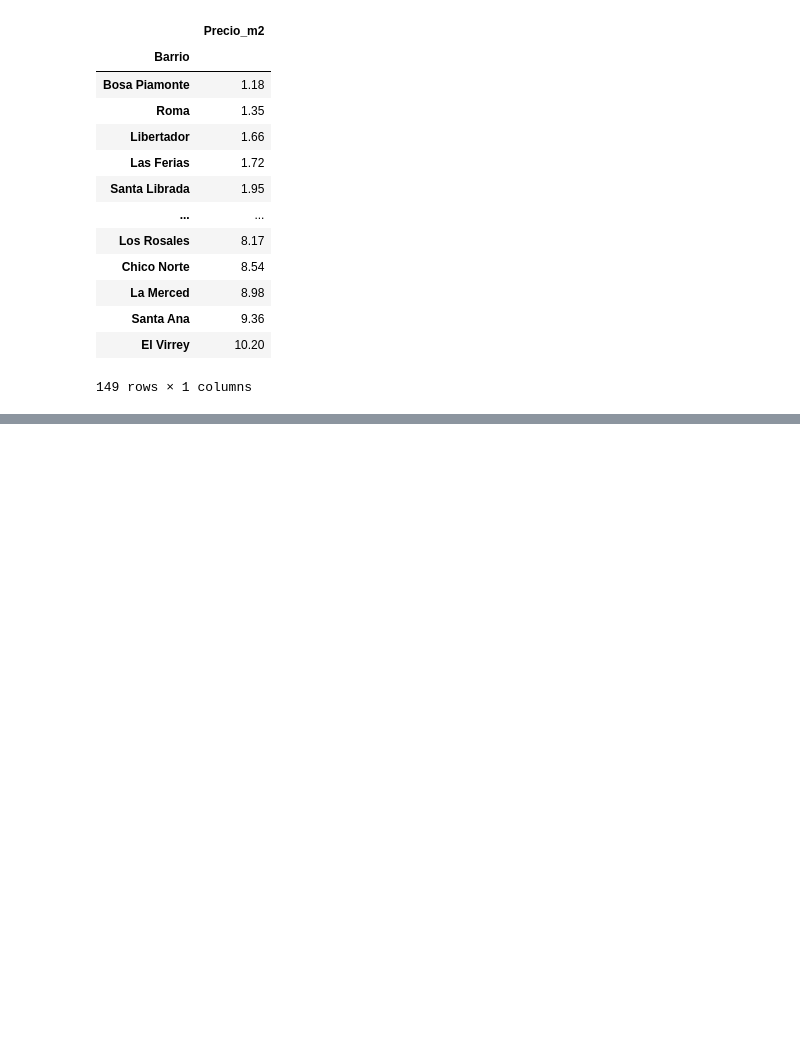
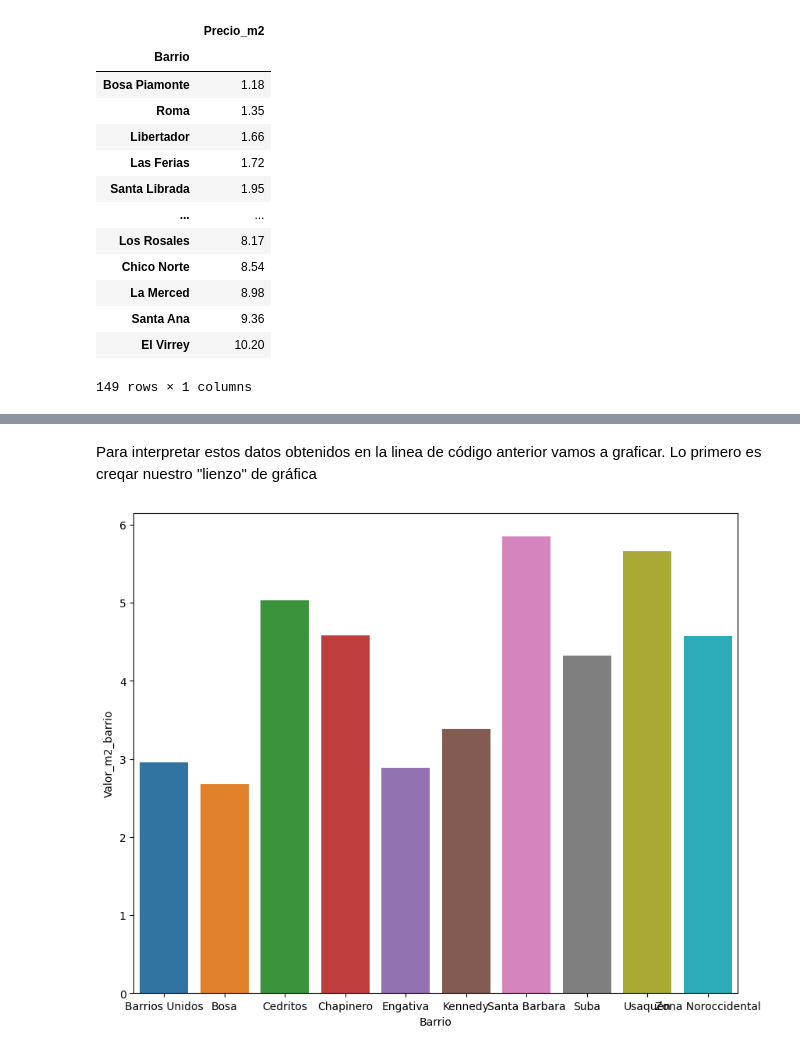
Before and after one commit to Jevs9/Inmersion_Datos1, a Jupyter notebook: INMERSION_DATOS_02.ipynb, the cells around one changed output, grey strips where cells are left out. Cells and saved outputs as stored; diff of their text form; code cells hidden in the pictures; blank space fills up the shorter version.

```diff
--- a/INMERSION_DATOS_02.ipynb
+++ b/INMERSION_DATOS_02.ipynb
@@ -415,0 +420,3 @@ barrio_area_graf.sort_values('Precio_m2',ascending=True).head(20).plot.bar()
+# %%
+datos_barrio = inmuebles.groupby('Barrio').sum()
+datos_barrio
@@ -415,0 +438,3 @@ barrio_area_graf.sort_values('Precio_m2',ascending=True).head(20).plot.bar()
+# %%
+datos_barrio['Valor_m2_barrio'] = datos_barrio['Precio_Millones']/datos_barrio['Area']
+datos_barrio
@@ -415,0 +534,3 @@ barrio_area_graf.sort_values('Precio_m2',ascending=True).head(20).plot.bar()
+# %%
+datos_barrio.reset_index(inplace=True)
+datos_barrio
@@ -415,0 +567,7 @@ barrio_area_graf.sort_values('Precio_m2',ascending=True).head(20).plot.bar()
+# %% [markdown]
+Para interpretar estos datos obtenidos en la linea de código anterior vamos a graficar. Lo primero es creqar nuestro "lienzo" de gráfica
+# %%
+plt.figure(figsize=(10,8))
+ax = sns.barplot(x='Barrio', y='Valor_m2_barrio', data = datos_barrio.query('Barrio in @top_barrios'))
+# %% [output]
+[figure, added]
```
Also changed, not shown: parts of 39 cells of this notebook.
